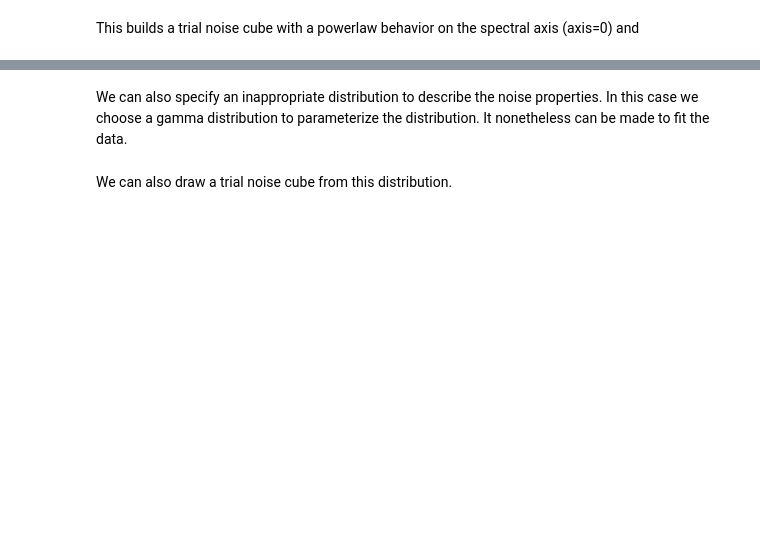
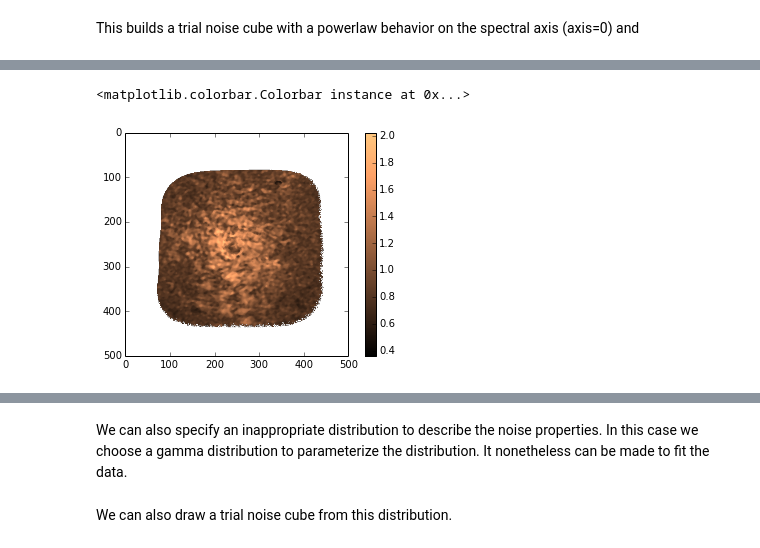
Before and after one commit to radio-astro-tools/signal-id, a Jupyter notebook: NoiseTesting.ipynb, the cells around one changed output, grey strips where cells are left out. Cells and saved outputs as stored; diff of their text form; code cells hidden in the pictures; blank space fills up the shorter version.

```diff
--- a/NoiseTesting.ipynb
+++ b/NoiseTesting.ipynb
@@ -28,0 +44,6 @@ noiseobj.distribution_shape
+# %%
+plt.imshow(noiseobj.spatial_norm)
+plt.colorbar()
+# %% [output]
+<matplotlib.colorbar.Colorbar instance at 0x...>
+[figure, added]
```
Also changed, not shown: parts of 14 cells of this notebook, 1 other file.
